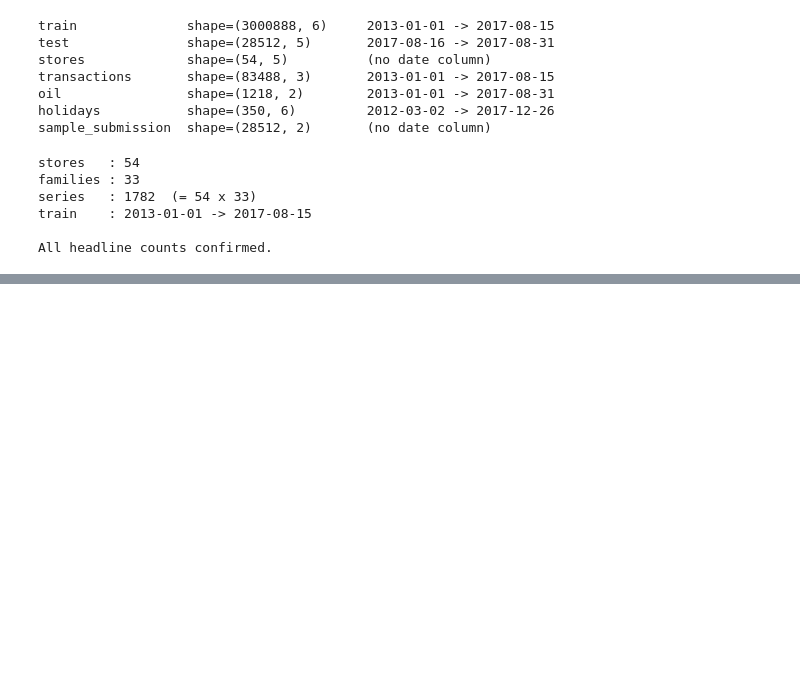
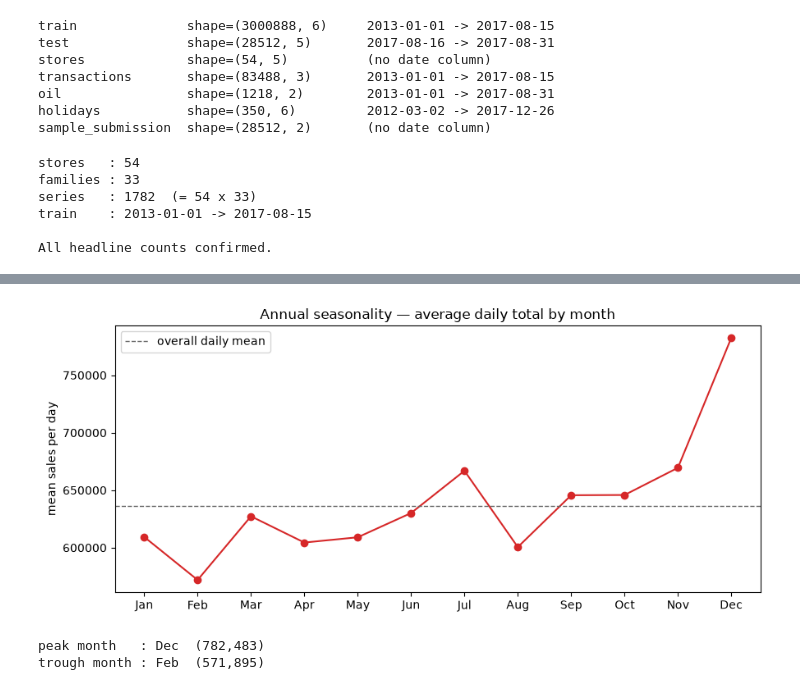
Before and after one commit to AIVIETNAM-AIO-DUC/AIO26-Module1-Team_Level_Up-Store-Sales-Forecasting, a Jupyter notebook: notebooks/01_eda.ipynb, the cells around one changed output, grey strips where cells are left out. Drawn from its saved outputs; the diff is of its cells as text; code cells hidden in the pictures; blank space fills up the shorter version.

```diff
--- a/notebooks/01_eda.ipynb
+++ b/notebooks/01_eda.ipynb
@@ -102,0 +314,25 @@ All headline counts confirmed.
+# %%
+# Annual seasonality: average daily total within each calendar month.
+# We use the MEAN per month (not the sum) on purpose. Training ends 2017-08-15, so
+# Jan-Aug have 5 years of history but Sep-Dec only 4 (2013-2016), and Aug 2017 is a
+# half-month. Summing would make the later months look artificially small; the mean
+# per day is robust to that uneven coverage.
+month_names = ["Jan", "Feb", "Mar", "Apr", "May", "Jun",
+               "Jul", "Aug", "Sep", "Oct", "Nov", "Dec"]
+monthly = daily_total.groupby(daily_total.index.month).mean()
+
+fig, ax = plt.subplots(figsize=(9, 4))
+ax.plot(month_names, monthly.values, marker="o", color="C3")
+ax.axhline(daily_total.mean(), color="0.4", ls="--", lw=1, label="overall daily mean")
+ax.set_title("Annual seasonality — average daily total by month")
+ax.set_ylabel("mean sales per day")
+ax.legend()
+fig.tight_layout()
+plt.show()
+
+print(f"peak month   : {month_names[monthly.idxmax() - 1]}  ({monthly.max():,.0f})")
+print(f"trough month : {month_names[monthly.idxmin() - 1]}  ({monthly.min():,.0f})")
+# %% [output]
+[figure, added]
+peak month   : Dec  (782,483)
+trough month : Feb  (571,895)
```
Also changed, not shown: parts of 33 cells of this notebook, 26 other files.
